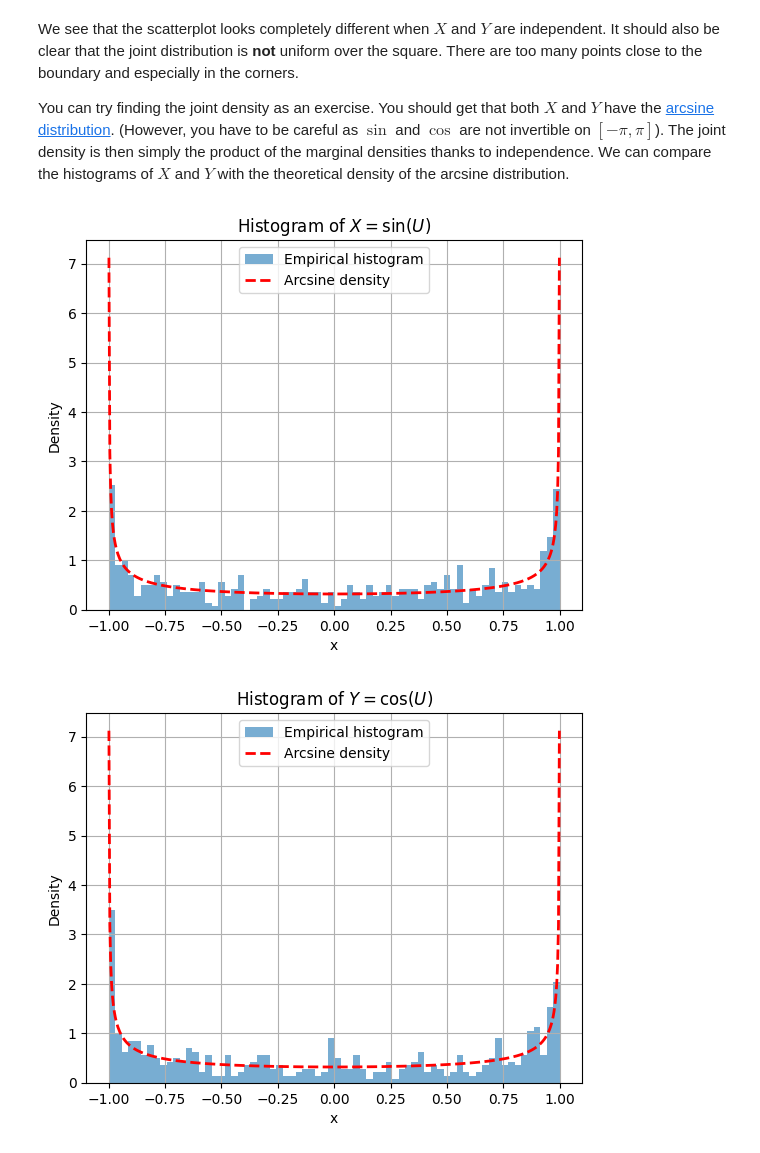
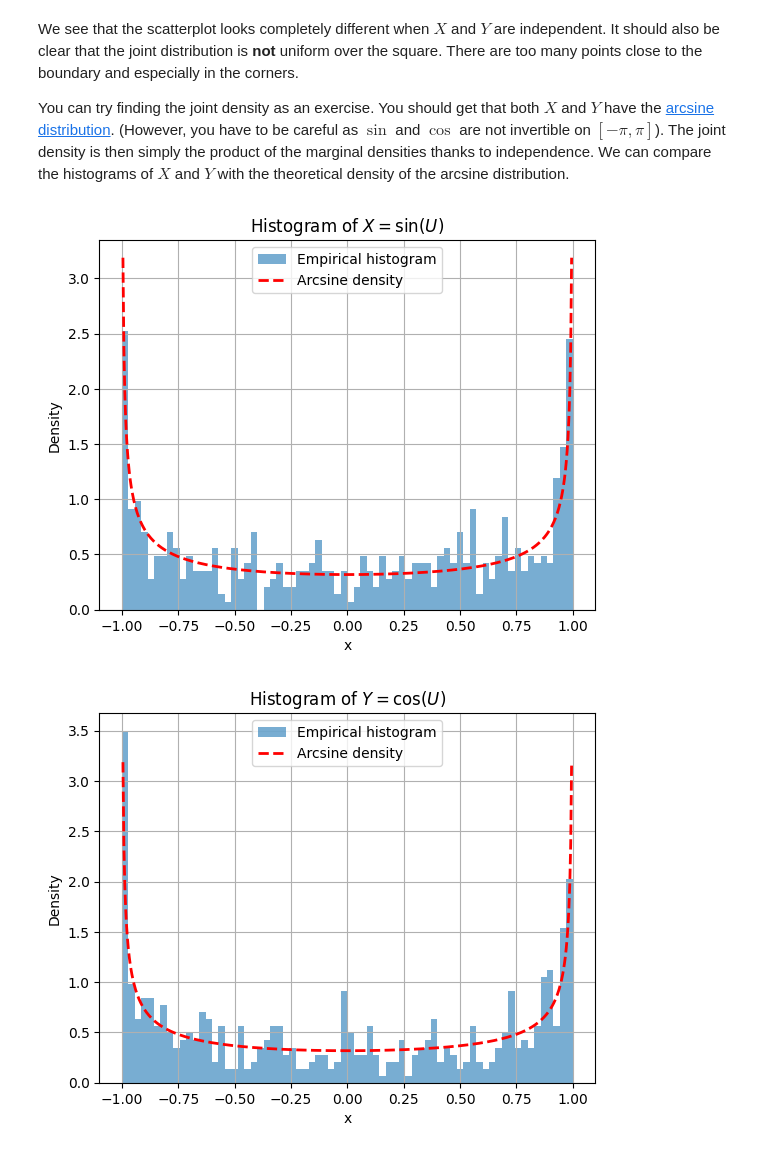
Before and after one commit to dkrsek/401-0614-00L-Probability-and-Statistics, a Jupyter notebook: Uncor_vs_indep.ipynb, the cells around one changed output. Saved outputs shown, nothing was run; the diff lists cells and outputs as text; code cells hidden in the pictures.

```diff
--- a/Uncor_vs_indep.ipynb
+++ b/Uncor_vs_indep.ipynb
@@ -92,33 +92,33 @@ We see that the scatterplot looks completely different when $X$ and $Y$ are inde
 # %%
 # Plot histogram of X
 plt.hist(x_array, bins=70, density=True, alpha=0.6, label='Empirical histogram')
 
 # Theoretical arcsine PDF
-x_vals = np.linspace(-0.999, 0.999, 500)
+x_vals = np.linspace(-0.995, 0.995, 500)
 pdf_vals = 1 / (np.pi * np.sqrt(1 - x_vals**2))
 plt.plot(x_vals, pdf_vals, 'r--', linewidth=2, label='Arcsine density')
 
 
 plt.xlabel('x')
 plt.ylabel('Density')
 plt.title(r'Histogram of $X = \sin(U)$')
 plt.legend()
 plt.grid(True)
 plt.show()
 
 # Plot histogram of Y
 plt.hist(y_array, bins=70, density=True, alpha=0.6, label='Empirical histogram')
 
 # Theoretical arcsine PDF
 plt.plot(x_vals, pdf_vals, 'r--', linewidth=2, label='Arcsine density')
 
 
 plt.xlabel('x')
 plt.ylabel('Density')
 plt.title(r'Histogram of $Y = \cos(U)$')
 plt.legend()
 plt.grid(True)
 plt.show()
 # %% [output]
-[figure, old version]
+[figure, new version]
-[figure, old version]
+[figure, new version]
```
